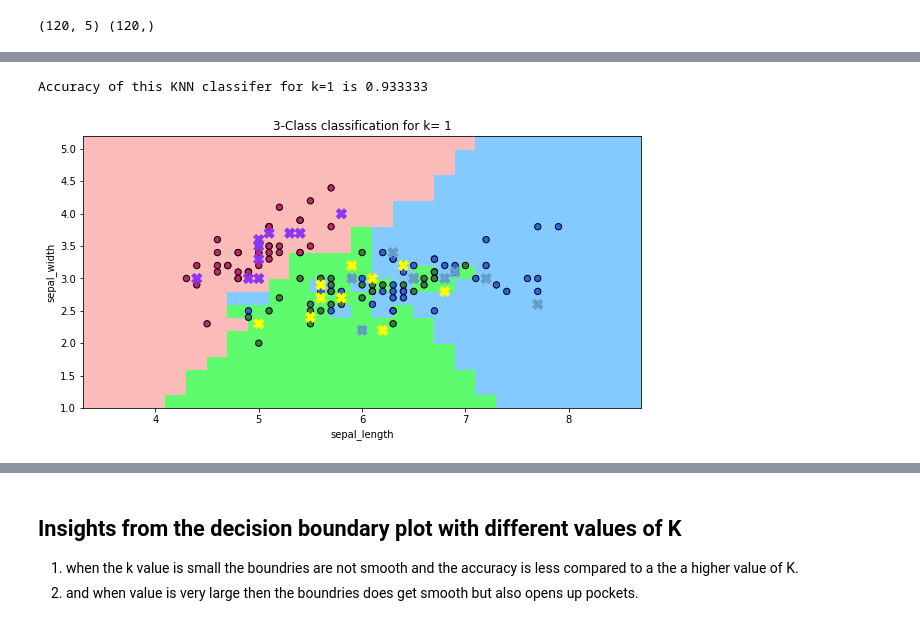
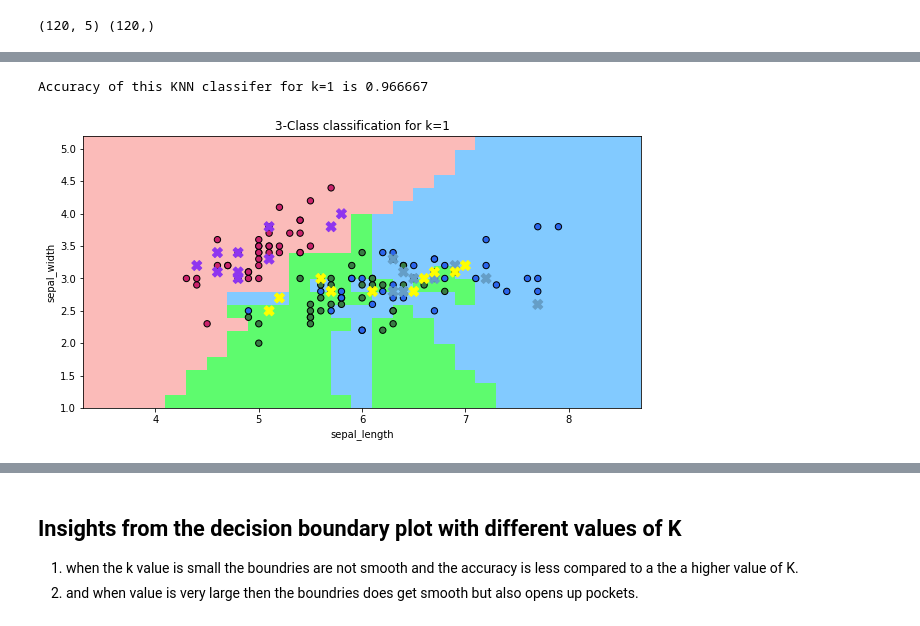
Before and after one commit to patelrajb6/KNN_classifer_implemented, a Jupyter notebook: rpate375-KNN.ipynb, the cells around one changed output, grey strips where cells are left out. Saved outputs shown, nothing was run; the diff lists cells and outputs as text; code cells hidden in the pictures.

```diff
--- a/rpate375-KNN.ipynb
+++ b/rpate375-KNN.ipynb
@@ -45,8 +46,9 @@ print (X_train.shape, y_train.shape)
 
 def k_nearest_neighbor(train_set,target_set,test_set,dist_type,k,**kwargs):
     p = kwargs.get('p', 0)
+    random_voting=kwargs.get('random_voting',False)
     #calculate the distance between the points for each instance in test to the points in the training set
-    Y=dist_measure.cdist(train_set.iloc[:,:4], test_set.iloc[:,:4],dist_type,p)
+    Y=dist_measure.cdist(train_set, test_set,dist_type,p)
     #converting to dataframe with columns as the test data index and indices as train set index
     #each entry in the dataframe represents the distance between [train_set instance][test_set_instance].
     Y=pd.DataFrame(Y)
@@ -55,19 +57,25 @@ def k_nearest_neighbor(train_set,target_set,test_set,dist_type,k,**kwargs):
     #looping through each of the column(test set index) and getting the k nearest indices of the training set
     # and gettting the class label from the train set and using mode to predict the encoded class label.
     for test_point in Y.columns:
+        #getting the k nearest points
         indices=Y[test_point].nsmallest(k).index.to_list()
         predicted_label=[target_set.iloc[x] for x in indices ]
         answer[test_point]=predicted_label
-
-    return pd.DataFrame(answer).mode().dropna().T.rename(columns={0:"predicted_label_value"}).astype({"predicted_label_value": 'int32'})
+    output=pd.DataFrame(answer)
+    if(random_voting==True):
+        output=output.sample(n=1,random_state=1).dropna().T
+        output =pd.DataFrame(output[:].values.ravel())
+    else:
+        output=output.mode().dropna().T
+    output=output.rename(columns={0:"predicted_label_value"}).astype({"predicted_label_value": 'int32'})
+    return output
 
 
-def test_prediction_results(predicted_value, actual_value,encoder,k):
+def test_prediction_results(predicted_value, actual_value,k):
     predicted_value['Actual_label_value']=list(actual_value)
-    predicted_value['predicted_label']=encoder.inverse_transform(predicted_value['predicted_label_value'])
-#     print(predicted_value)
     accuracy=accuracy_score(predicted_value['predicted_label_value'],predicted_value['Actual_label_value'] )
     print("Accuracy of this KNN classifer for k=%d is %f"%(k,accuracy))
+    return (accuracy,k,predicted_value)
 
 def sklearn_knnClassifer(train,test,target,test_target,k):
     neigh = KNeighborsClassifier(n_neighbors=k)
@@ -77,6 +85,8 @@ def sklearn_knnClassifer(train,test,target,test_target,k):
 
 # sklearn_knnClassifer(X_train,X_test,y_train,y_test,15)
 # # sklearn_knnClassifer(X_train,X_test,y_train,20)
+X_train=X_train.iloc[:,:4]
+X_test=X_test.iloc[:,:4]
 
-predicted_labels=k_nearest_neighbor(X_train,y_train,X_test,'minkowski',3,p=3)
-test_prediction_results(predicted_labels,y_test,labelencoder,3)
+# predicted_labels=k_nearest_neighbor(X_train,y_train,X_test,'minkowski',6,p=3)
+# testresult=test_prediction_results(predicted_labels,y_test,6)
@@ -109,15 +116,15 @@ plotly_compare_features_by_class(X_train)
 # %%
+#reference: professor's provided example
 cmap_light = ListedColormap(['#FBBBB9', '#5EFB6E', '#82CAFF'])
 cmap_bold = ListedColormap(['#CA226B', '#387C44', '#2B65EC'])
 cmap_test = ListedColormap(['#8E35EF', '#FFFF00', '#659EC7'])
 def decision_boundary_plot(train,target,test,test_target,k,p):
-
+    title="3-Class classification for k={}".format(k)
     train=train.iloc[:,:2]
     model = KNeighborsClassifier(n_neighbors=k,p=p)
     model.fit(train,target)
     #meshstep size parameter
     h=0.2
-
     x_min,x_max=train.iloc[:,0].min()-1,train.iloc[:,0].max()+1
     y_min,y_max=train.iloc[:,1].min()-1,train.iloc[:,1].max()+1
 
@@ -126,7 +133,7 @@ def decision_boundary_plot(train,target,test,test_target,k,p):
     Z=model.predict(np.c_[xx.ravel(),yy.ravel()])
     Z=Z.reshape(xx.shape)
     plt.figure(figsize=(10,5))
-    plt.title("3-Class classification for k= %s"%(k));
+    plt.title(title);
     plt.xlabel(train.columns[0])
     plt.ylabel(train.columns[1])
     plt.pcolormesh(xx,yy, Z, cmap=cmap_light)
@@ -135,12 +142,15 @@ def decision_boundary_plot(train,target,test,test_target,k,p):
     plt.show()
 # %%
 #b with k=1 plotting the decision boundaries
-predicted_labels=k_nearest_neighbor(X_train,y_train,X_test,'euclidean',1)
-# predicted_labels=k_nearest_neighbor(X_train,X_test,'minkowski',1,p=3)
+#defined all in one function.
+def results(X_train,y_train,X_test,y_test,distance_measure,k,**kwargs):
+    p=kwargs.get('p',0)
+    predicted_labels=k_nearest_neighbor(X_train,y_train,X_test,distance_measure,k,p=p)
+    results=test_prediction_results(predicted_labels,y_test,k)
+    decision_boundary_plot(X_train,y_train,X_test,y_test,k,2)
+    return results
 
-
-test_prediction_results(predicted_labels,y_test,labelencoder,1)
-decision_boundary_plot(X_train,y_train,X_test,y_test,1,2)
+result=results(X_train,y_train,X_test,y_test,'euclidean',1)
 # %% [output]
-Accuracy of this KNN classifer for k=1 is 0.933333
+Accuracy of this KNN classifer for k=1 is 0.966667
-[figure, old version]
+[figure, new version]
```
Also changed, not shown: parts of 20 cells of this notebook.
